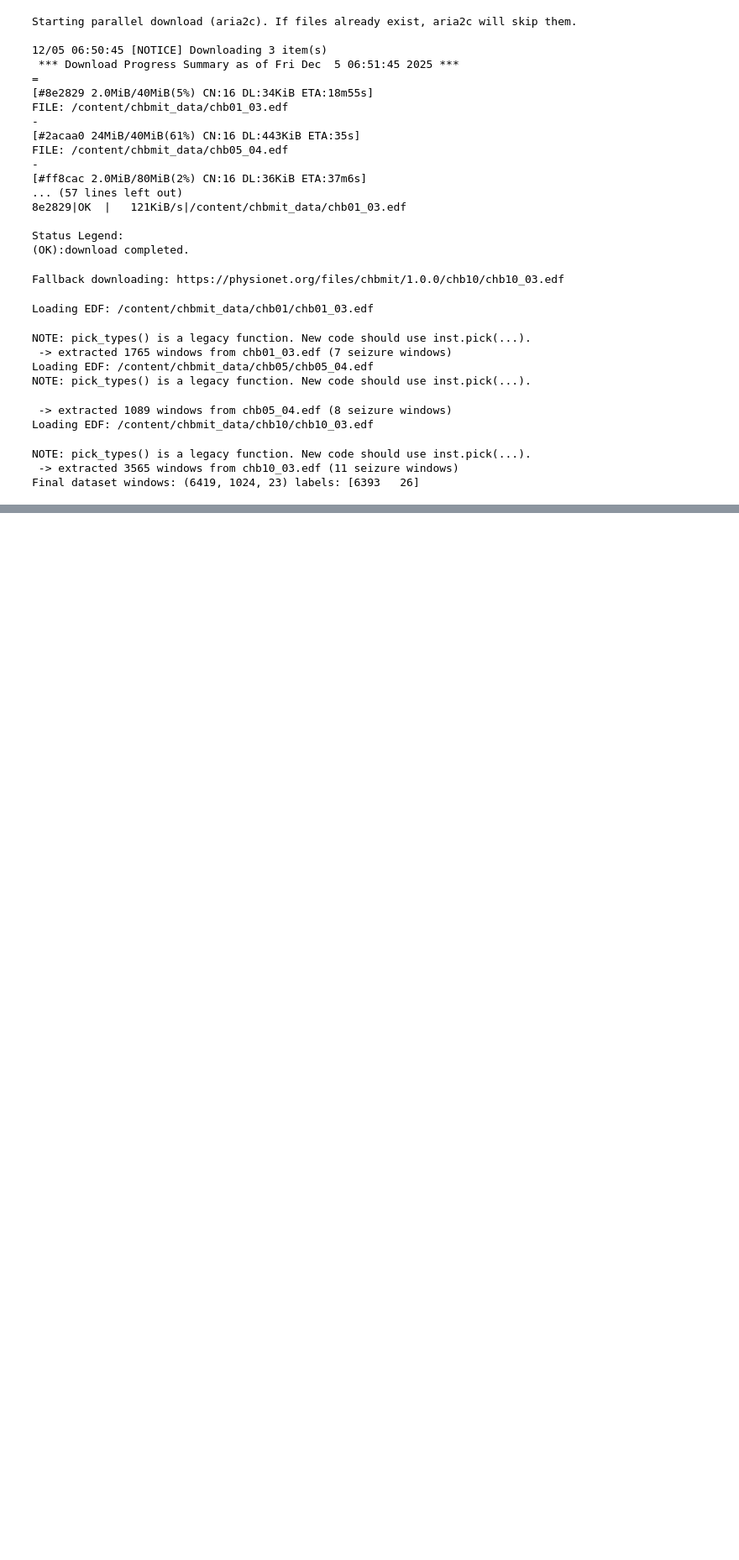
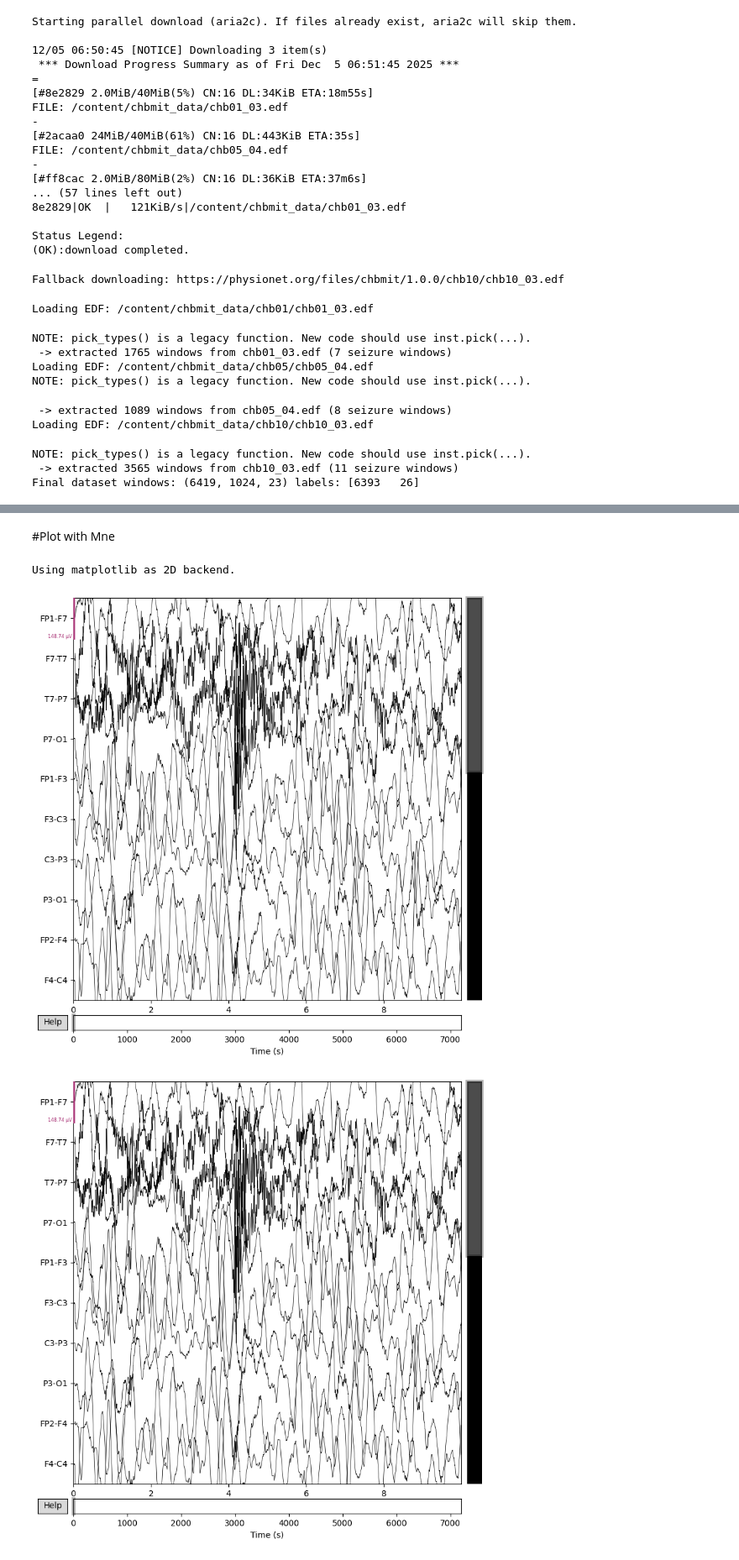
Before and after one commit to minhaz1172/BME_PROJECT, a Jupyter notebook: Seizure_Detection.ipynb, the cells around one changed output, grey strips where cells are left out. Shown: that part at 84% size. Drawn from its saved outputs; the diff is of its cells as text; code cells hidden in the pictures; blank space fills up the shorter version.

```diff
--- a/Seizure_Detection.ipynb
+++ b/Seizure_Detection.ipynb
@@ -194,0 +236,8 @@ Final dataset windows: (6419, 1024, 23) labels: [6393   26]
+# %% [markdown]
+#Plot with Mne
+# %%
+raw.plot(n_channels=10, duration=10, scalings='auto', title='EEG Plot', show=True)
+# %% [output]
+Using matplotlib as 2D backend.
+[figure, added]
+[figure, added]
```
Also changed, not shown: parts of 4 cells of this notebook.
